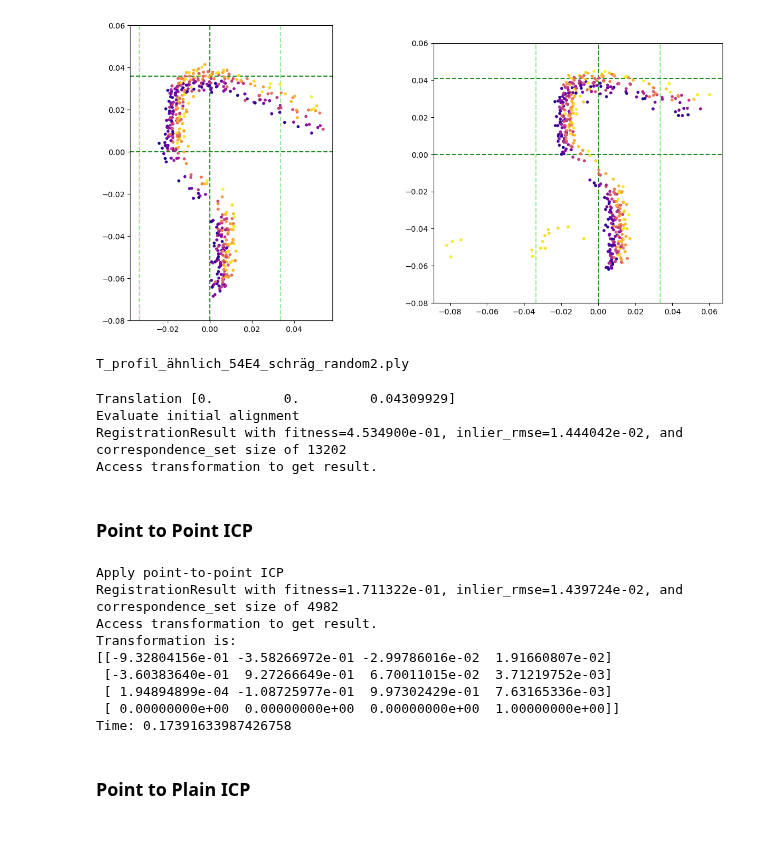
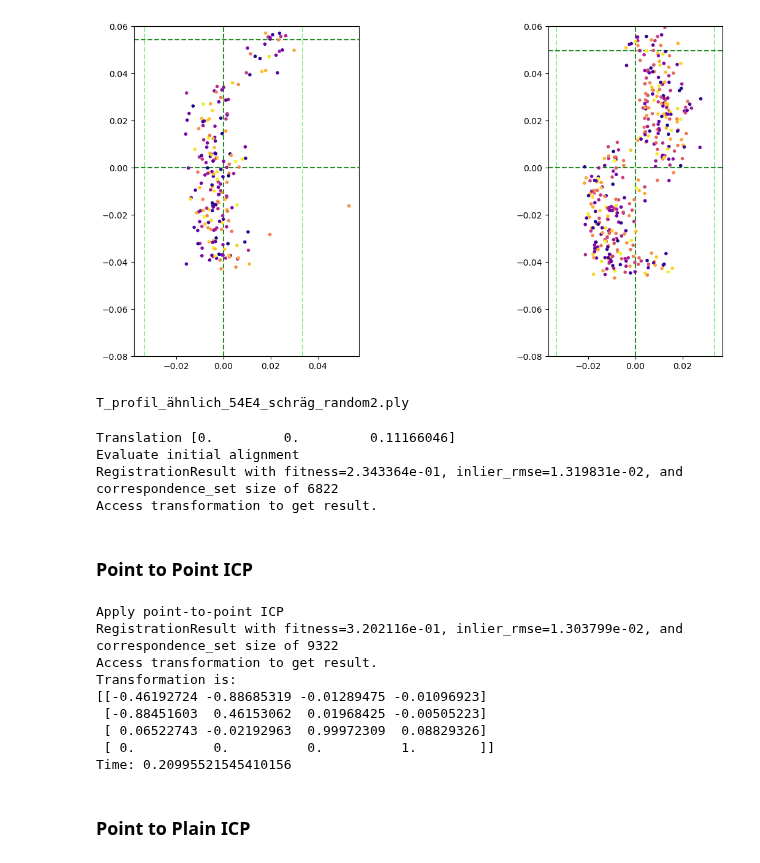
Before and after one commit to florianneukirchen/gleis-versuche, a Jupyter notebook: 34_templatematching_beideSeiten.ipynb, the cells around one changed output. Drawn from its saved outputs; the diff is of its cells as text; code cells hidden in the pictures; blank space fills up the shorter version.

Commit message:
Bugfixes und plot

```diff
--- a/34_templatematching_beideSeiten.ipynb
+++ b/34_templatematching_beideSeiten.ipynb
@@ -232,17 +231,17 @@ preset = "Abseits1"
 preset = "PunkteSeiteVieleAusreisser"
 preset = "VieleZ"
 # %%
-preset = "PunkteSeiteVieleAusreisser"
+preset = "VieleLückeMitte"
 
 templatefile = templatefiles[2]
 
 cluster_this, cluster_other, cluster_pair = load_clusters(preset)
 _, eigenvects = pca(cluster_this)
 plottransform = get_transformmatrix(cluster_this, cluster_other, cluster_this.mean(axis=0), cluster_other.mean(axis=0), eigenvects)
 plot_cluster_pair(cluster_this, cluster_other, plottransform, percentile=95, railhead_width = 0.067, centering="cluster");
 print(templatefile)
 # %% [output]
-[figure, old version]
+[figure, new version]
 T_profil_ähnlich_54E4_schräg_random2.ply
 # %%
 threshold = 0.02 #05
@@ -272,11 +271,12 @@ evaluation = o3d.pipelines.registration.evaluate_registration(
     source, target, threshold, trans_init)
 print(evaluation)
 
+
 draw_registration_result(source, target, trans_init)
 # %% [output]
-Translation [0.         0.         0.04309929]
+Translation [0.         0.         0.11166046]
 Evaluate initial alignment
-RegistrationResult with fitness=4.534900e-01, inlier_rmse=1.444042e-02, and correspondence_set size of 13202
+RegistrationResult with fitness=2.343364e-01, inlier_rmse=1.319831e-02, and correspondence_set size of 6822
 Access transformation to get result.
 # %% [markdown]
 ### Point to Point ICP
@@ -294,14 +294,14 @@ print("Time:", time.time() - start)
 draw_registration_result(source, target, reg_p2p.transformation)
 # %% [output]
 Apply point-to-point ICP
-RegistrationResult with fitness=1.711322e-01, inlier_rmse=1.439724e-02, and correspondence_set size of 4982
+RegistrationResult with fitness=3.202116e-01, inlier_rmse=1.303799e-02, and correspondence_set size of 9322
 Access transformation to get result.
 Transformation is:
-[[-9.32804156e-01 -3.58266972e-01 -2.99786016e-02  1.91660807e-02]
- [-3.60383640e-01  9.27266649e-01  6.70011015e-02  3.71219752e-03]
- [ 1.94894899e-04 -1.08725977e-01  9.97302429e-01  7.63165336e-03]
- [ 0.00000000e+00  0.00000000e+00  0.00000000e+00  1.00000000e+00]]
-Time: 0.17391633987426758
+[[-0.46192724 -0.88685319 -0.01289475 -0.01096923]
+ [-0.88451603  0.46153062  0.01968425 -0.00505223]
+ [ 0.06522743 -0.02192963  0.99972309  0.08829326]
+ [ 0.          0.          0.          1.        ]]
+Time: 0.20995521545410156
 # %% [markdown]
 ### Point to Plain ICP
 # %%
```
Also changed, not shown: parts of 3 cells of this notebook, 22 other files.
